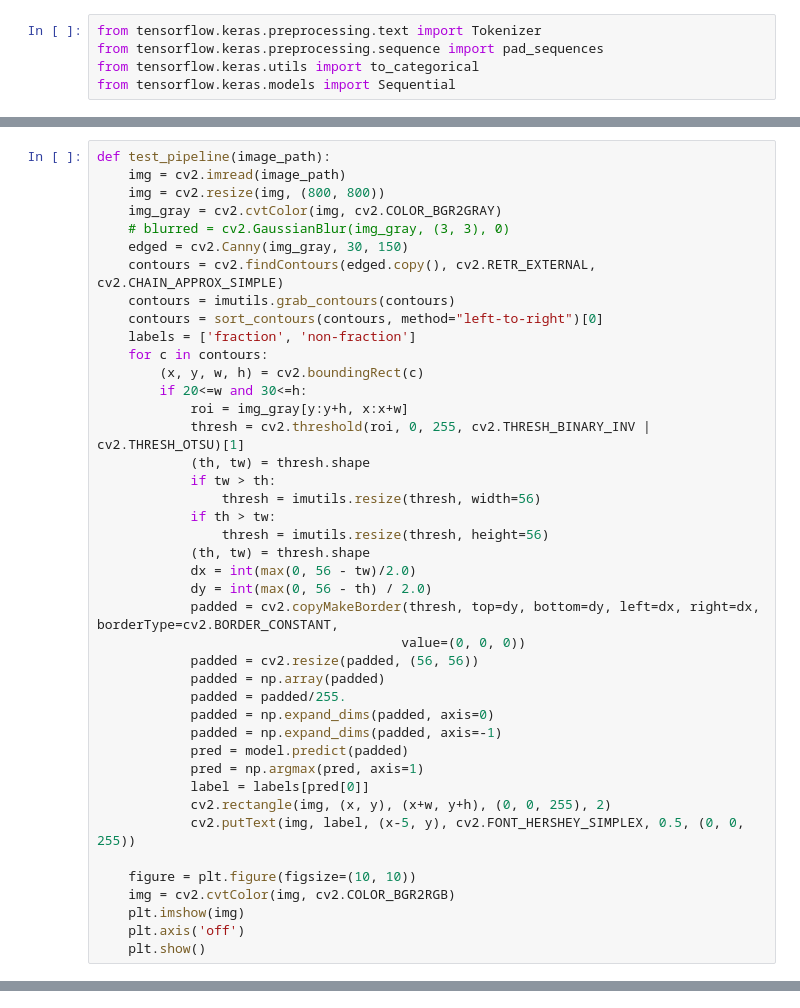
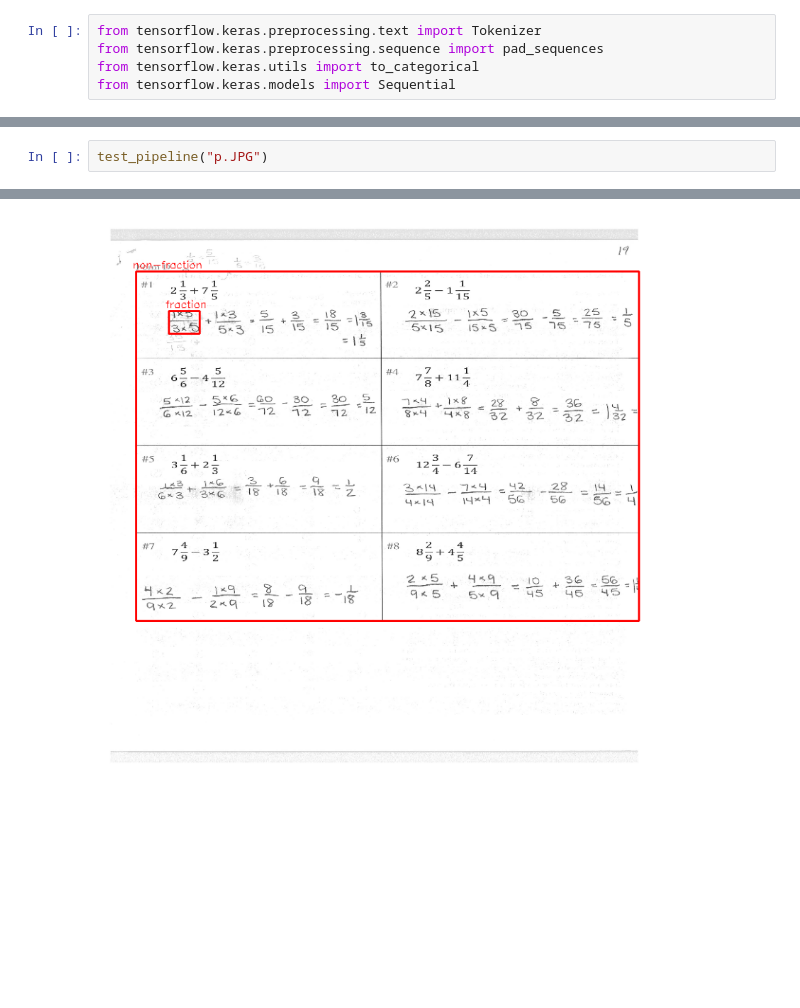
Before and after one commit to pegahahadian/assisstment, a Jupyter notebook: CNN/MainCNN.ipynb, the cells around one changed output, grey strips where cells are left out. Cells and saved outputs as stored; diff of their text form; blank space fills up the shorter version.

```diff
--- a/CNN/MainCNN.ipynb
+++ b/CNN/MainCNN.ipynb
@@ -329,42 +319,0 @@ weighted avg       1.00      1.00      1.00       824
-# %%
-def test_pipeline(image_path):
-    img = cv2.imread(image_path)
-    img = cv2.resize(img, (800, 800))
-    img_gray = cv2.cvtColor(img, cv2.COLOR_BGR2GRAY)
-    # blurred = cv2.GaussianBlur(img_gray, (3, 3), 0)
-    edged = cv2.Canny(img_gray, 30, 150)
-    contours = cv2.findContours(edged.copy(), cv2.RETR_EXTERNAL, cv2.CHAIN_APPROX_SIMPLE)
-    contours = imutils.grab_contours(contours)
-    contours = sort_contours(contours, method="left-to-right")[0]
-    labels = ['fraction', 'non-fraction']
-    for c in contours:
-        (x, y, w, h) = cv2.boundingRect(c)
-        if 20<=w and 30<=h:
-            roi = img_gray[y:y+h, x:x+w]
-            thresh = cv2.threshold(roi, 0, 255, cv2.THRESH_BINARY_INV | cv2.THRESH_OTSU)[1]
-            (th, tw) = thresh.shape
-            if tw > th:
-                thresh = imutils.resize(thresh, width=56)
-            if th > tw:
-                thresh = imutils.resize(thresh, height=56)
-            (th, tw) = thresh.shape
-            dx = int(max(0, 56 - tw)/2.0)
-            dy = int(max(0, 56 - th) / 2.0)
-            padded = cv2.copyMakeBorder(thresh, top=dy, bottom=dy, left=dx, right=dx, borderType=cv2.BORDER_CONSTANT,
-                                       value=(0, 0, 0))
-            padded = cv2.resize(padded, (56, 56))
-            padded = np.array(padded)
-            padded = padded/255.
-            padded = np.expand_dims(padded, axis=0)
-            padded = np.expand_dims(padded, axis=-1)
-            pred = model.predict(padded)
-            pred = np.argmax(pred, axis=1)
-            label = labels[pred[0]]
-            cv2.rectangle(img, (x, y), (x+w, y+h), (0, 0, 255), 2)
-            cv2.putText(img, label, (x-5, y), cv2.FONT_HERSHEY_SIMPLEX, 0.5, (0, 0, 255))
-
-    figure = plt.figure(figsize=(10, 10))
-    img = cv2.cvtColor(img, cv2.COLOR_BGR2RGB)
-    plt.imshow(img)
-    plt.axis('off')
-    plt.show()
@@ -426,0 +391,3 @@ plt.show()
+# %%
+test_pipeline("p.JPG")
+# %% [output]
@@ -426,0 +396 @@ plt.show()
+[figure, added]
```
Also changed, not shown: parts of 19 cells of this notebook.
